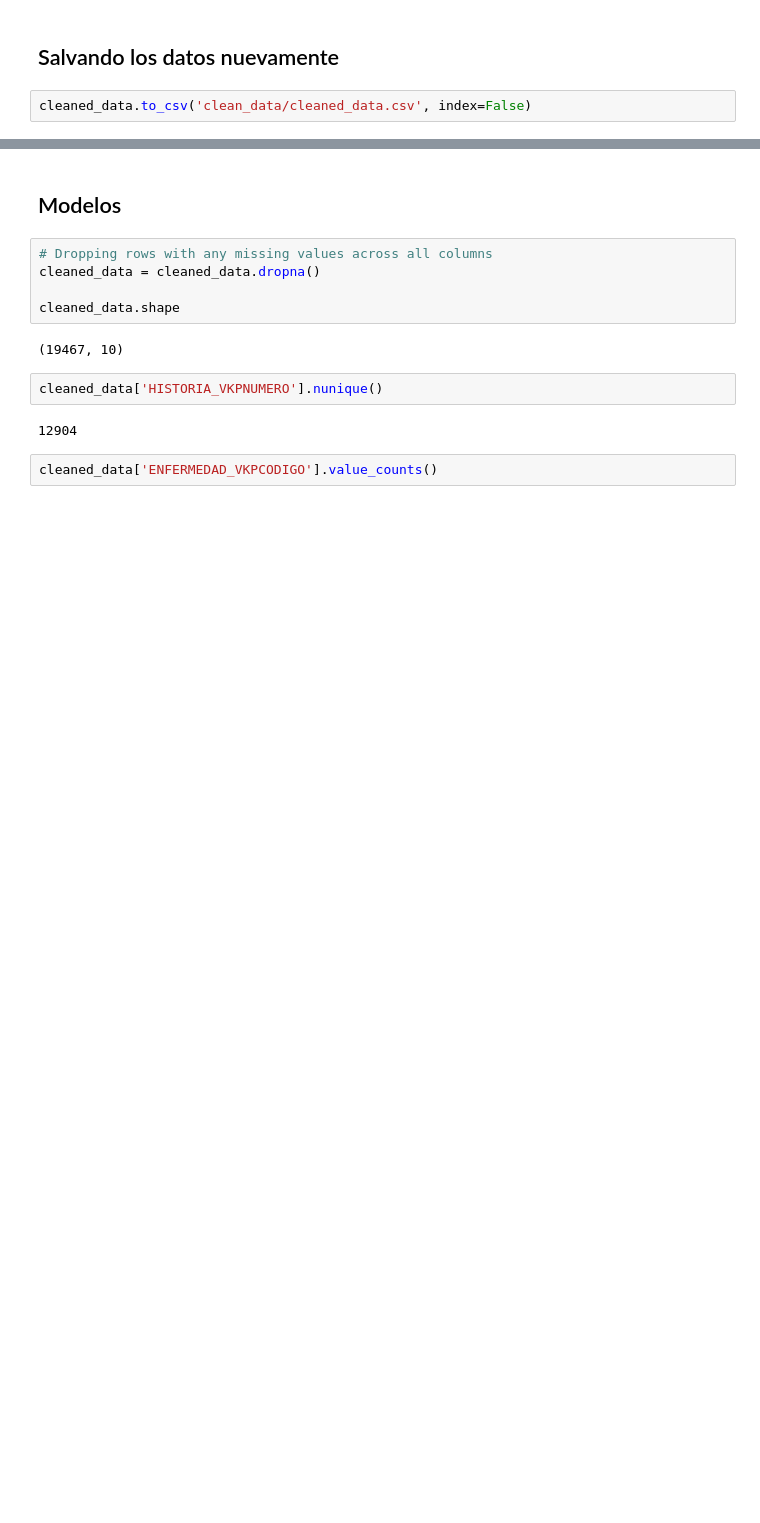
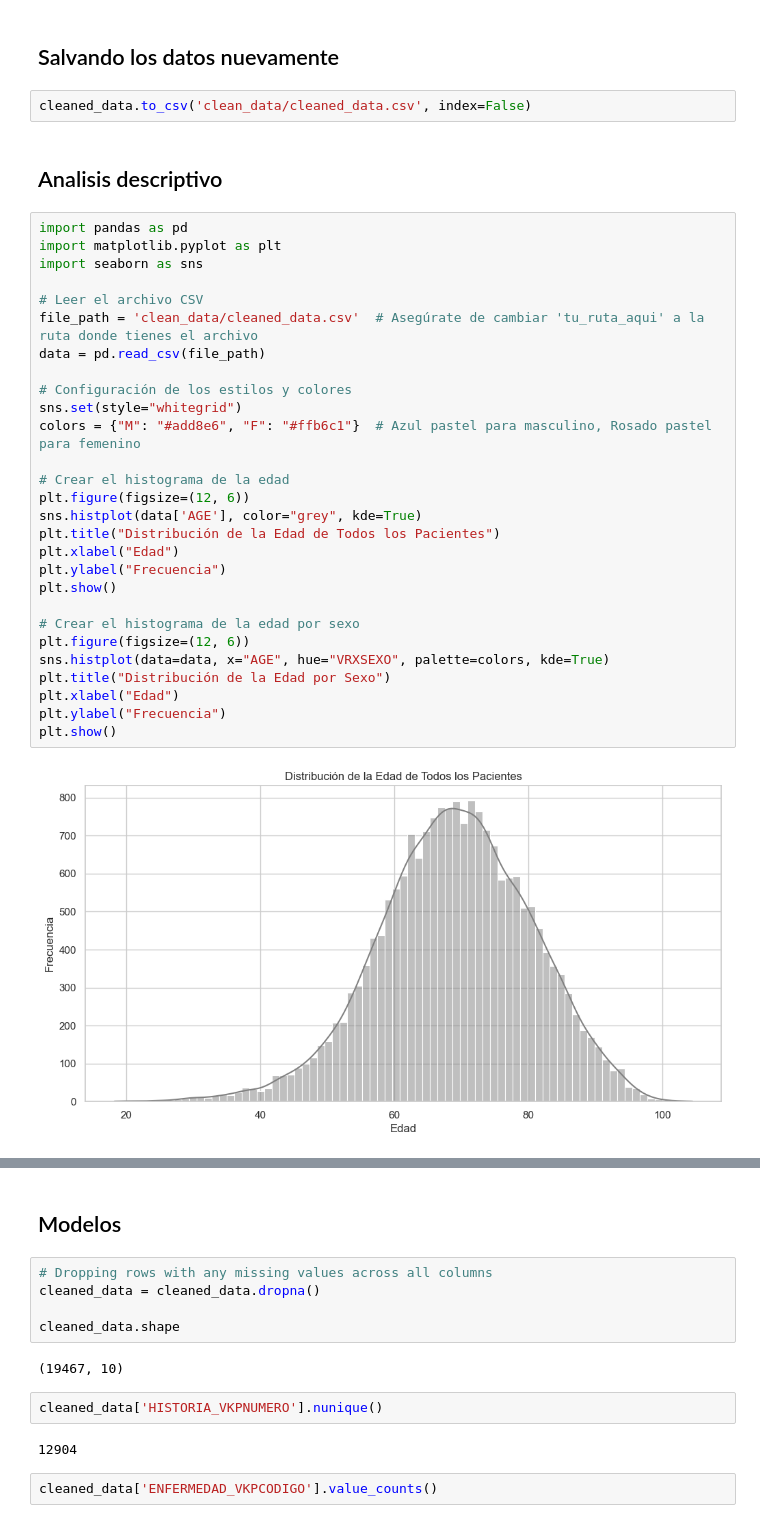
Before and after one commit to hebermudezg/sennova-11113-2023, a Jupyter notebook: data_pipeline.ipynb, the cells around one changed output, grey strips where cells are left out. Saved outputs shown, nothing was run; the diff lists cells and outputs as text; blank space fills up the shorter version.

```diff
--- a/data_pipeline.ipynb
+++ b/data_pipeline.ipynb
@@ -357,3 +357,35 @@ cleaned_data.head()
 ## Salvando los datos nuevamente
 # %%
 cleaned_data.to_csv('clean_data/cleaned_data.csv', index=False)
+# %% [markdown]
+## Analisis descriptivo
+# %%
+import pandas as pd
+import matplotlib.pyplot as plt
+import seaborn as sns
+
+# Leer el archivo CSV
+file_path = 'clean_data/cleaned_data.csv'  # Asegúrate de cambiar 'tu_ruta_aqui' a la ruta donde tienes el archivo
+data = pd.read_csv(file_path)
+
+# Configuración de los estilos y colores
+sns.set(style="whitegrid")
+colors = {"M": "#add8e6", "F": "#ffb6c1"}  # Azul pastel para masculino, Rosado pastel para femenino
+
+# Crear el histograma de la edad
+plt.figure(figsize=(12, 6))
+sns.histplot(data['AGE'], color="grey", kde=True)
+plt.title("Distribución de la Edad de Todos los Pacientes")
+plt.xlabel("Edad")
+plt.ylabel("Frecuencia")
+plt.show()
+
+# Crear el histograma de la edad por sexo
+plt.figure(figsize=(12, 6))
+sns.histplot(data=data, x="AGE", hue="VRXSEXO", palette=colors, kde=True)
+plt.title("Distribución de la Edad por Sexo")
+plt.xlabel("Edad")
+plt.ylabel("Frecuencia")
+plt.show()
+# %% [output]
+[figure, added]
```
Also changed, not shown: parts of 2 cells of this notebook.
